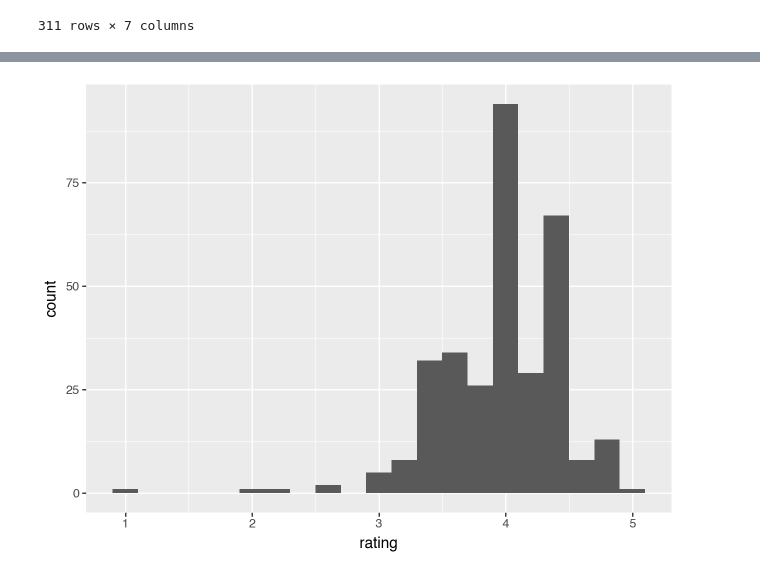
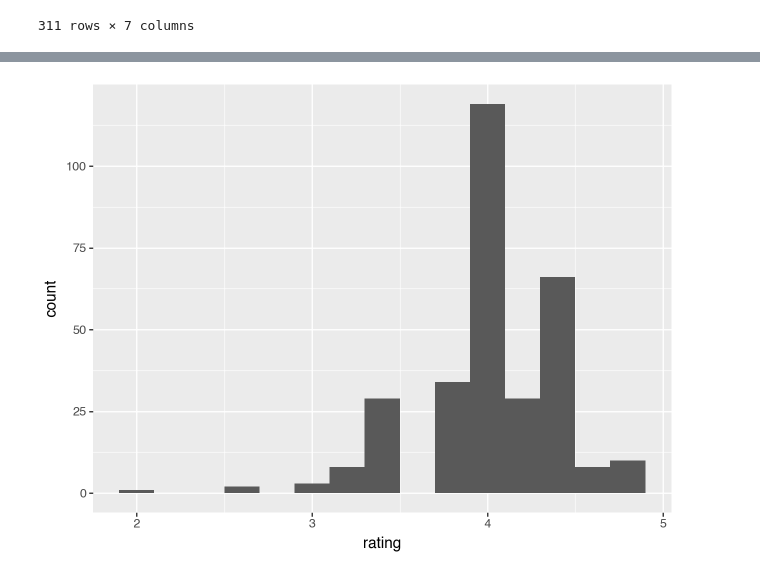
Before and after one commit to ucoland/Assignment-Coding-for-Economists2024, a Jupyter notebook: Assignment-Coding-for-Economists2024.ipynb, the cells around one changed output, grey strips where cells are left out. Saved outputs shown, nothing was run; the diff lists cells and outputs as text; code cells hidden in the pictures.

```diff
--- a/Assignment-Coding-for-Economists2024.ipynb
+++ b/Assignment-Coding-for-Economists2024.ipynb
@@ -219,9 +234,9 @@ import warnings
 warnings.filterwarnings("ignore")
 # %%
 # Task 9
-## Create histgram of price
+## Create histgram of rating
 from plotnine import ggplot, aes, geom_histogram
 
-ggplot(df_cleaned, aes(x="rating")) + geom_histogram(binwidth=0.2)
+ggplot(df_new, aes(x="rating")) + geom_histogram(binwidth=0.2)
 # %% [output]
-[figure, old version]
+[figure, new version]
```
Also changed, not shown: parts of 2 cells of this notebook, 2 other files.
